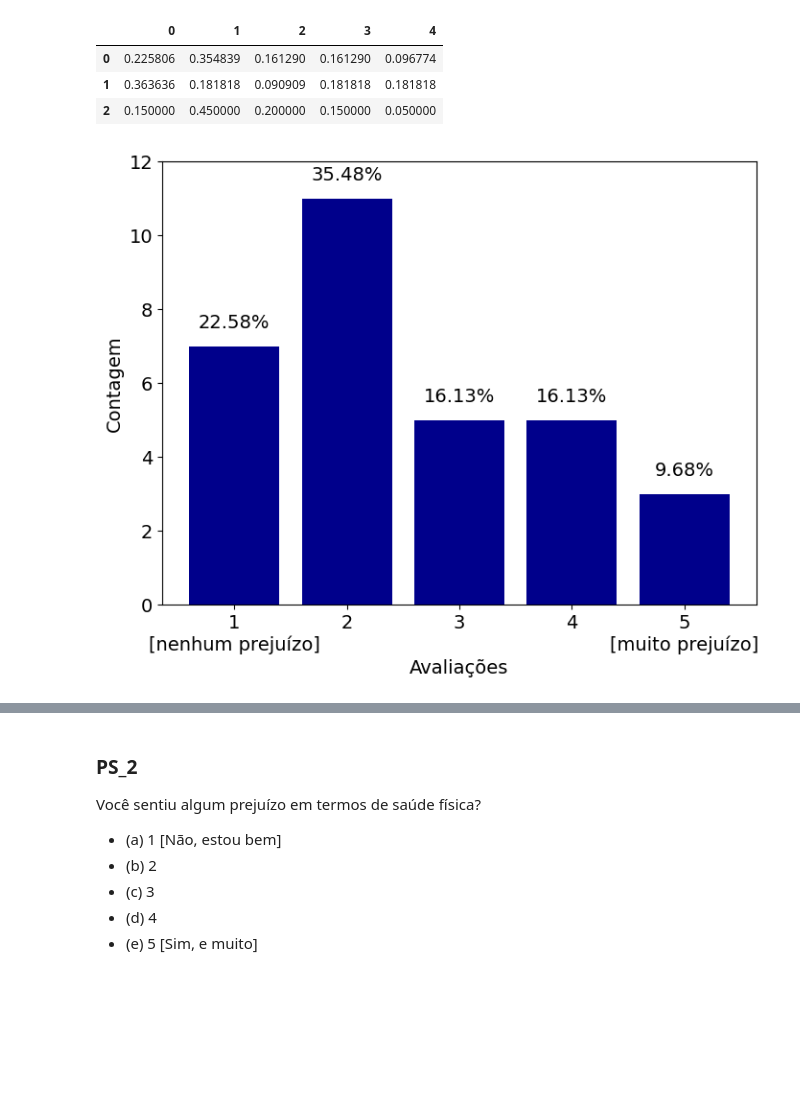
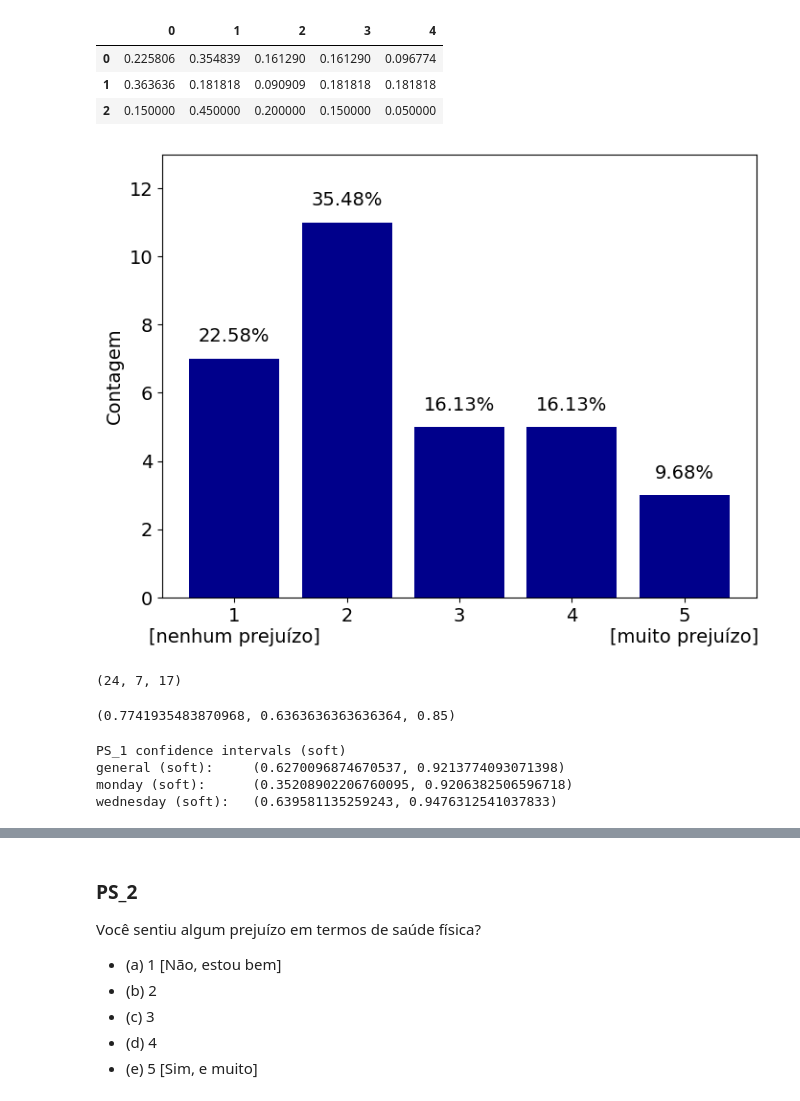
Before and after one commit to henriqueedu2001/pcs3635-health-research-data-analysis, a Jupyter notebook: analisys.ipynb, the cells around one changed output, grey strips where cells are left out. Cells and saved outputs as stored; diff of their text form; code cells hidden in the pictures; blank space fills up the shorter version.

```diff
--- a/analisys.ipynb
+++ b/analisys.ipynb
@@ -2111,33 +2206,80 @@ fig, axs = plt.subplots(figsize=fig_default_size)
 PS_1_categories = [
     '1\n[nenhum prejuízo]',
     '2',
     '3',
     '4',
     '5\n[muito prejuízo]',
 ]
 
 axs.bar(PS_1_categories, PS_1_counting, color=fig_default_color)
 
 # text in the top of the bars
 for i in range(5):
     x = i
     y = PS_1_counting[i] + top_bar_text_offset
     percentage_str = get_percentage_str(fraction=PS_1_frequency[i])
 
     fig.text(x, y, percentage_str, ha='center', transform=plt.gca().transData)
 
 # axs setting
 axs.yaxis.set_major_locator(MaxNLocator(integer=True)) # restricts the y axis in to integer values
-axs.set_ylim(0, 12)
-axs.set_xlabel('Avaliações')
+axs.set_ylim(0, 13)
 axs.set_ylabel('Contagem')
 
 
 # save the figure in png format
 if save_all_figures:
     plt.savefig('health_imgs/PS_1_general')
 
 # showing the figure
 plt.show()
 # %% [output]
-[figure, old version]
+[figure, new version]
+# %%
+PS_1_damaged_count = PS_1[PS_1 >= 2].size
+PS_1_monday_damaged_count = PS_1_monday[PS_1_monday >= 2].size
+PS_1_wednesday_damaged_count = PS_1_wednesday[PS_1_wednesday >= 2].size
+
+PS_1_damaged_count, PS_1_monday_damaged_count, PS_1_wednesday_damaged_count
+# %% [output]
+(24, 7, 17)
+# %%
+PS_1_damaged_proportion = PS_1_damaged_count/PS_1.size
+PS_1_monday_damaged_proportion = PS_1_monday_damaged_count/PS_1_monday.size
+PS_1_wednesday_damaged_proportion = PS_1_wednesday_damaged_count/PS_1_wednesday.size
+
+PS_1_damaged_proportion, PS_1_monday_damaged_proportion, PS_1_wednesday_damaged_proportion
+# %% [output]
+(0.7741935483870968, 0.6363636363636364, 0.85)
+# %%
+# confidence intervals
+PS_1_ci_low, PS_1_ci_high = sm.stats.proportion_confint(
+    PS_1_damaged_count,
+    PS_1.size,
+    alpha=0.05,
+    method='normal'
+    )
+
+PS_1_monday_ci_low, PS_1_monday_ci_high = sm.stats.proportion_confint(
+    PS_1_monday_damaged_count,
+    PS_1_monday.size,
+    alpha=0.05,
+    method='normal'
+    )
+
+PS_1_wednesday_ci_low, PS_1_wednesday_ci_high = sm.stats.proportion_confint(
+    PS_1_wednesday_damaged_count,
+    PS_1_wednesday.size,
+    alpha=0.05,
+    method='wilson'
+    )
+
+print(f'PS_1 confidence intervals (soft)')
+print(f'general (soft):     ({PS_1_ci_low}, {PS_1_ci_high})')
+print(f'monday (soft):      ({PS_1_monday_ci_low}, {PS_1_monday_ci_high})')
+print(f'wednesday (soft):   ({PS_1_wednesday_ci_low}, {PS_1_wednesday_ci_high})\n')
+# %% [output]
+PS_1 confidence intervals (soft)
+general (soft):     (0.6270096874670537, 0.9213774093071398)
+monday (soft):      (0.35208902206760095, 0.9206382506596718)
+wednesday (soft):   (0.639581135259243, 0.9476312541037833)
```
Also changed, not shown: parts of 22 cells of this notebook.
